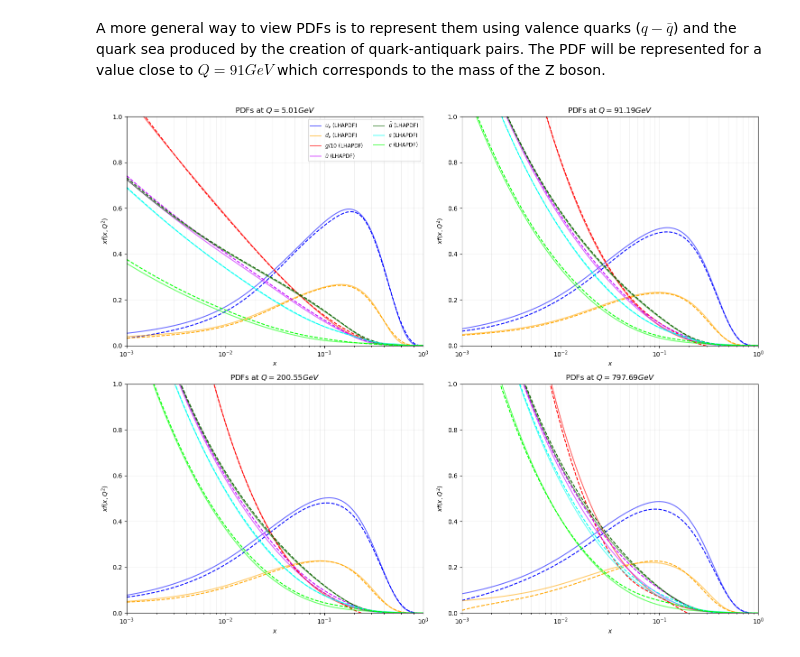
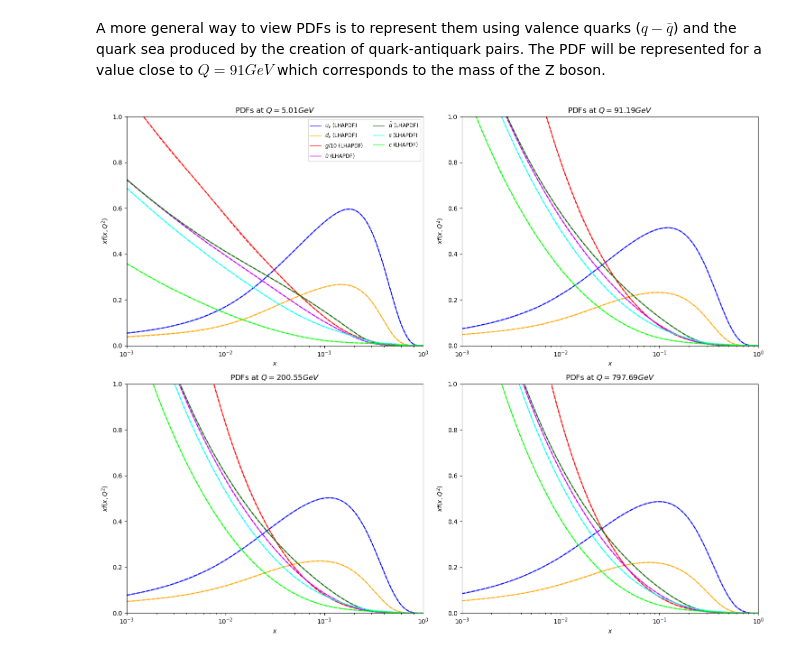
Before and after one commit to NachoGG03/TFG_ML_Proton_Internal_Dynamics, a Jupyter notebook: obj_1.ipynb, the cells around one changed output. Saved outputs shown, nothing was run; the diff lists cells and outputs as text; code cells hidden in the pictures.

```diff
--- a/obj_1.ipynb
+++ b/obj_1.ipynb
@@ -126,16 +125,0 @@ To train our model, we would need to use the dataset generated by our PDF. The p
-# %%
-### Create a mask to filter the dataset based on the specified conditions for x and PDF values ###
-probabilities = np.random.rand(
-    len(x_q2_inputs)
-)  # Generate random probabilities for each sample
-mask = (
-    ((input_xgrid < 1e-3) & (probabilities < 0.50))
-    | ((input_xgrid >= 1e-3) & (input_xgrid < 0.1) & (probabilities < 0.10))
-    | ((input_xgrid >= 0.1) & (probabilities < 0.01))
-)
-
-inputs = x_q2_inputs[mask]
-x_inputs = inputs[:, 0]
-q2_inputs = inputs[:, 1]
-val = val_pdf[mask]
-pid_cols = {pid: i for i, pid in enumerate(pids)}
@@ -144,4 +126,5 @@ Prepare the output data for training the model. We will focus on the following q
 # %%
+pid_cols = {pid: i for i, pid in enumerate(pids)}
 output_basis = [
     -4,
     -3,
@@ -153,16 +136,16 @@ output_basis = [
     3,
     4,
 ]
-noutput = len(output_basis)  # Number of flavors (columns in val)
+noutput = len(output_basis)  # Number of flavors (columns in val_pdf)
 
-output_data = np.zeros((len(val), noutput))
-print(f"Number of samples: {len(val)}, Number of flavors: {noutput}")
+output_data = np.zeros((len(val_pdf), noutput))
+print(f"Number of samples: {len(val_pdf)}, Number of flavors: {noutput}")
 
 pdf_grid = defaultdict(list)
 
 for j, pid in enumerate(output_basis):
     col_idx = pid_cols[pid]
-    output_data[:, j] = val[:, col_idx]
+    output_data[:, j] = val_pdf[:, col_idx]
 
 output_data = np.array(output_data)
 
@@ -238,9 +221,9 @@ def Model1(input_shape=(2,)):
 model = Model1(input_shape=(2,))
 model.compile(optimizer=keras.optimizers.Nadam(learning_rate=0.0005), loss="mse")
 history = model.fit(
-    inputs, output_data_norm, epochs=200, batch_size=2048, validation_split=0.3
+    x_q2_inputs, output_data_norm, epochs=500, batch_size=2048, validation_split=0
 )
-predictions_norm = model.predict(inputs)
+predictions_norm = model.predict(x_q2_inputs)
 predictions = predictions_norm * max_vals
 
 model.summary()
@@ -351,13 +388,13 @@ for i, q2_target in enumerate(q2_values_to_plot):
     ax = axes[i]
 
     # Find the closest Q2 value in the dataset to the target Q2 for plotting
-    available_q2 = np.unique(q2_inputs)
+    available_q2 = np.unique(input_q2grid)
     closest_q2 = available_q2[np.abs(available_q2 - q2_target).argmin()]
     closest_q = np.sqrt(closest_q2)
 
     # Filter the data for this Q2
-    mask_q2 = q2_inputs == closest_q2
-    x_plot = x_inputs[mask_q2]
+    mask_q2 = input_q2grid == closest_q2
+    x_plot = input_xgrid[mask_q2]
     y_true = output_data[mask_q2]
     y_pred = predictions[mask_q2]
 
@@ -394,32 +431,32 @@ for i, q2_target in enumerate(q2_values_to_plot):
         (g10_t, g10_p, r"$g/10$", "#ff0000"),
         (ub_t, ub_p, r"$\bar{u}$", "#c300ff"),
         (db_t, db_p, r"$\bar{d}$", "#0C6600"),
         (s_t, s_p, r"$s$", "#00fff2"),
         (c_t, c_p, r"$c$", "#00ff00"),
     ]
 
     for true_val, pred_val, label, color in flavors:
         ax.plot(
             x_s,
             true_val,
             label=f"{label} (LHAPDF)",
             color=color,
             linestyle="-",
             alpha=0.6,
         )
         ax.plot(x_s, pred_val, color=color, linestyle="--", linewidth=1.5)
 
     ax.set_xscale("log")
     ax.set_xlim([1e-3, 1])
     ax.set_ylim([0, 1])
     ax.set_title(rf"PDFs at $Q = {closest_q:.2f} GeV$")
     ax.set_xlabel(r"$x$")
     ax.set_ylabel(r"$xf(x, Q^2)$")
-    ax.grid(True, which="both", ls="-", alpha=0.2)
+    ax.grid(True, which="both", ls="-", alpha=0)
     if i == 0:
         ax.legend(loc="best", fontsize="small", ncol=2)
 
 plt.tight_layout()
 plt.show()
 # %% [output]
-[figure, old version]
+[figure, new version]
```
Also changed, not shown: parts of 8 cells of this notebook, 5 other files.
